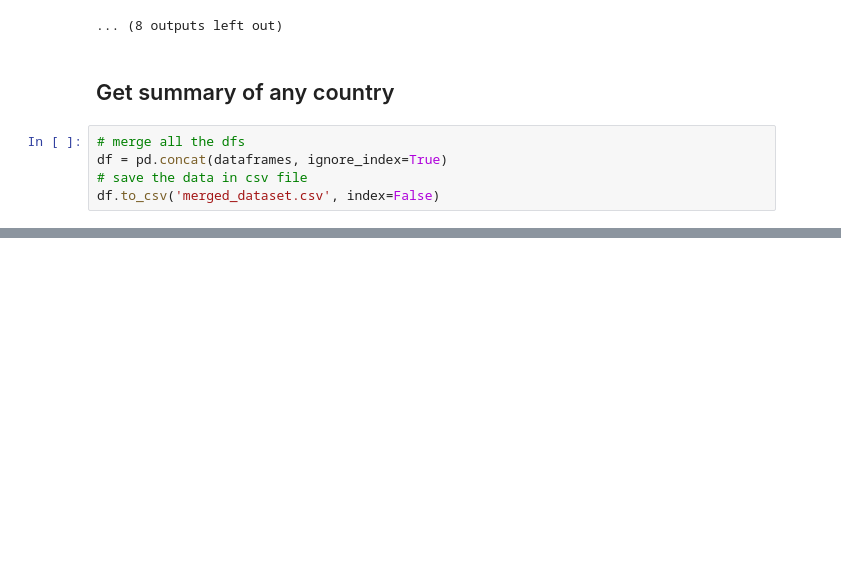
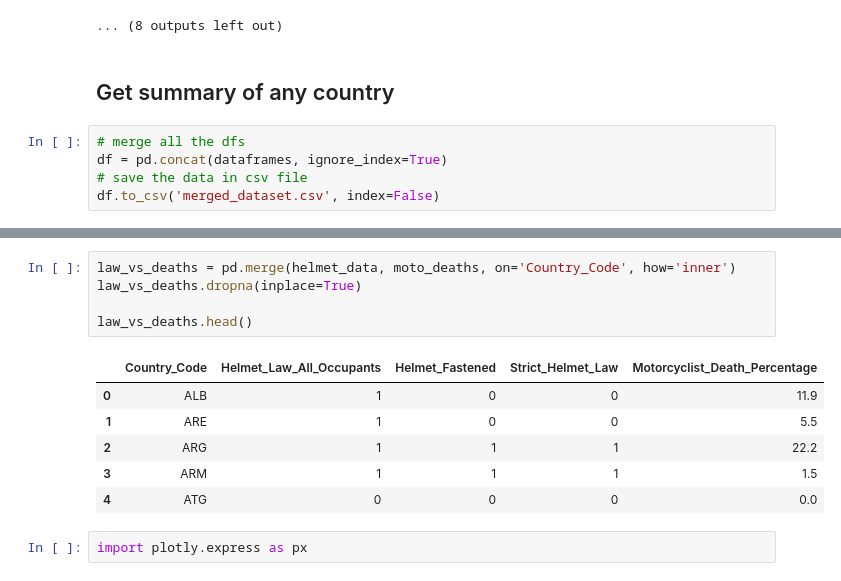
Before and after one commit to samarth2015/writing_assignment, a Jupyter notebook: Road_safety.ipynb, the cells around one changed output, grey strips where cells are left out. Drawn from its saved outputs; the diff is of its cells as text; blank space fills up the shorter version.

```diff
--- a/Road_safety.ipynb
+++ b/Road_safety.ipynb
@@ -178,0 +338,14 @@ Despite helmet laws, Country A has high motorcycle deaths — suggesting poor en
+# %%
+law_vs_deaths = pd.merge(helmet_data, moto_deaths, on='Country_Code', how='inner')
+law_vs_deaths.dropna(inplace=True)
+
+law_vs_deaths.head()
+# %% [output]
+|  | Country_Code | Helmet_Law_All_Occupants | Helmet_Fastened | Strict_Helmet_Law | Motorcyclist_Death_Percentage |
+| 0 | ALB | 1 | 0 | 0 | 11.9 |
+| 1 | ARE | 1 | 0 | 0 | 5.5 |
+| 2 | ARG | 1 | 1 | 1 | 22.2 |
+| 3 | ARM | 1 | 1 | 1 | 1.5 |
+| 4 | ATG | 0 | 0 | 0 | 0.0 |
+# %%
+import plotly.express as px
```
Also changed, not shown: parts of 26 cells of this notebook.
